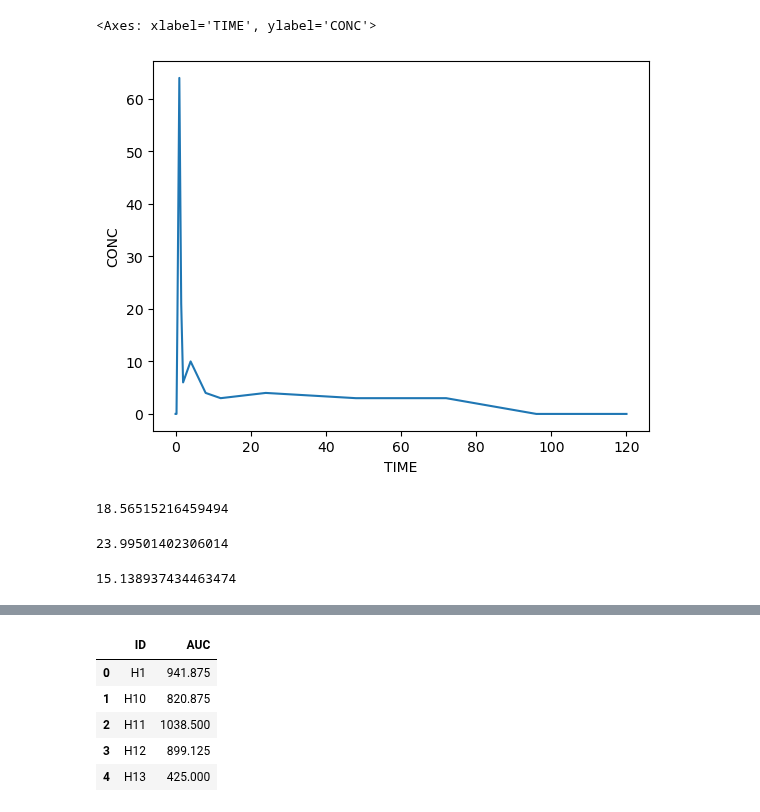
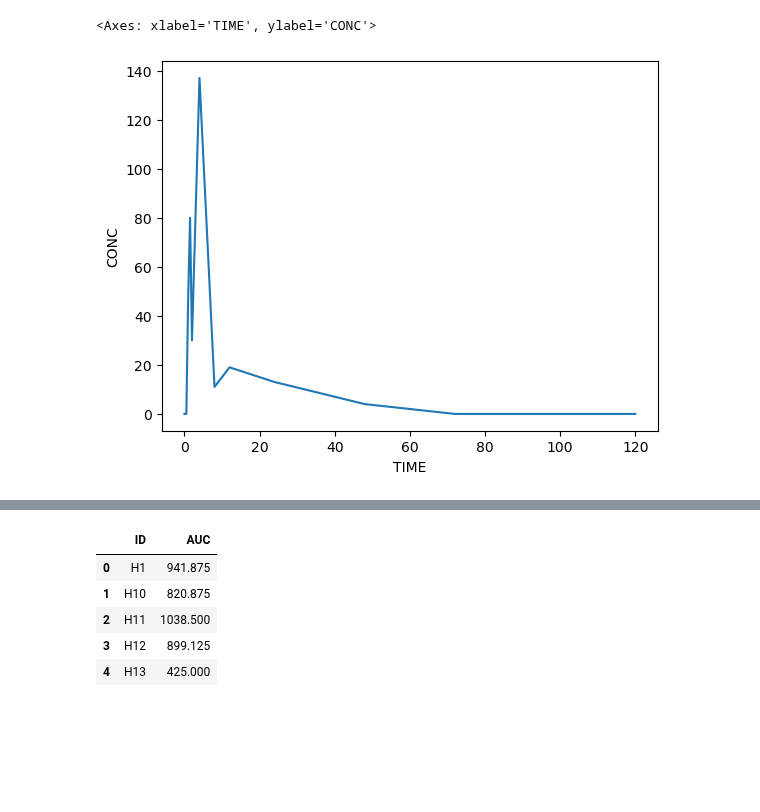
Before and after one commit to kelleyjbrady/NiceODE, a Jupyter notebook: NCA_demo.ipynb, the cells around one changed output, grey strips where cells are left out. Cells and saved outputs as stored; diff of their text form; code cells hidden in the pictures; blank space fills up the shorter version.

```diff
--- a/NCA_demo.ipynb
+++ b/NCA_demo.ipynb
@@ -132,22 +35,11 @@ zero_zone_df
 # %%
 import seaborn as sns
 from utils import safe_signed_log
+from scipy.signal import savgol_filter
 
-plot_me = xth_df.loc[(xth_df['ID'] == 'M2') & (xth_df['TIME'] < 200), :].copy()
+plot_me = xth_df.loc[(xth_df['ID'] == 'H11') & (xth_df['TIME'] < 200), :].copy()
 plot_me['conc_ln'] = safe_signed_log(plot_me['CONC'])
 sns.lineplot(plot_me, x = 'TIME', y = 'CONC',)
 # %% [output]
 <Axes: xlabel='TIME', ylabel='CONC'>
-[figure, old version]
+[figure, new version]
-# %%
-0.693/0.037328
-# %% [output]
-18.56515216459494
-# %%
-0.693/0.028881
-# %% [output]
-23.99501402306014
-# %%
-0.693/.045776
-# %% [output]
-15.138937434463474
```
Also changed, not shown: parts of 35 cells of this notebook.
